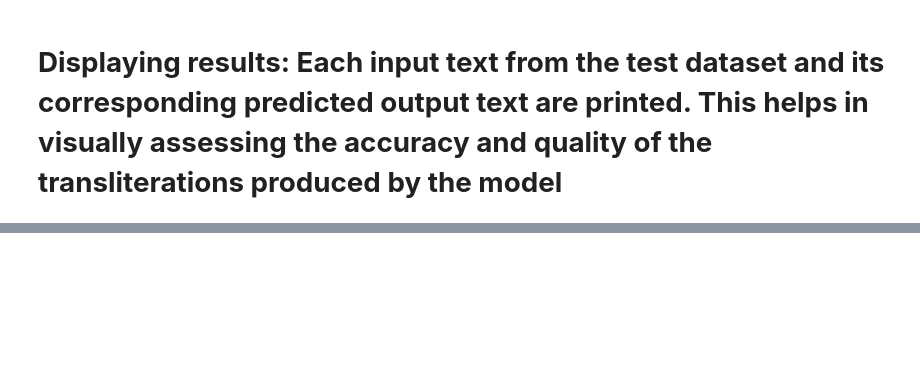
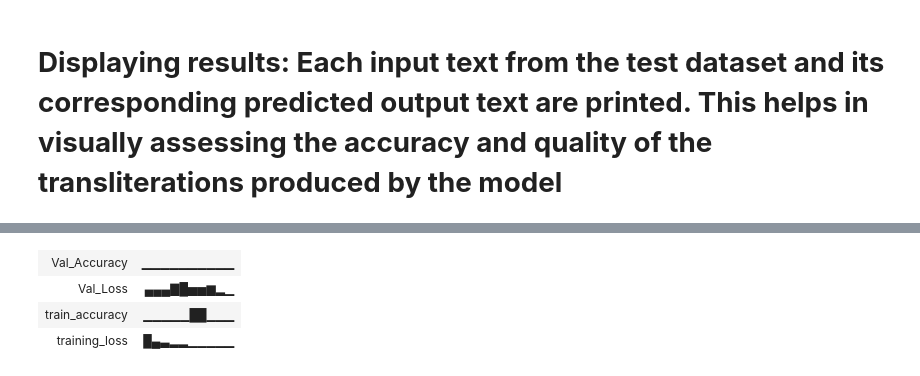
Before and after one commit to PARTHASAKHAPAUL/CS6910_Assignment3, a Jupyter notebook: Part-A/CS6910_A3.ipynb, the cells around one changed output, grey strips where cells are left out. Cells and saved outputs as stored; diff of their text form; code cells hidden in the pictures; blank space fills up the shorter version.

```diff
--- a/Part-A/CS6910_A3.ipynb
+++ b/Part-A/CS6910_A3.ipynb
@@ -342,7 +852,7 @@ def packet_fn(batch):
 train_dataset = AksharantarDataset(latin_train, bangla_train, latin_token_to_index, bangla_token_to_index)
 # Create a DataLoader to batch and shuffle the dataset
 # packet_fn specifies a function to control how batches are created from the individual data items
-train_loader = DataLoader(train_dataset, batch_size=32, collate_fn=packet_fn, shuffle=True)
+train_loader = DataLoader(train_dataset, batch_size = 64, collate_fn=packet_fn, shuffle=True)
 # %% [markdown]
 # **Print an example from the dataset**
 # %%
@@ -458,6 +987,6 @@ valid_dataset = AksharantarDataset(latin_valid, bangla_valid, latin_token_to_ind
 # Create a DataLoader to batch and shuffle the dataset
 # 'collate_fn=packet_fn' specifies a function to control how batches are created from the individual data items.
 # 'shuffle=True' ensures that the data is shuffled at every epoch which helps to reduce model overfitting
-valid_loader = DataLoader(valid_dataset, batch_size=32, collate_fn=packet_fn, shuffle=True)
+valid_loader = DataLoader(valid_dataset, batch_size=64, collate_fn=packet_fn, shuffle=True)
 # %% [markdown]
 # **The training process for specified number of epochs**
@@ -464,6 +1042,6 @@ valid_loader = DataLoader(valid_dataset, batch_size=32, collate_fn=packet_fn, sh
 # %%
 # Setting the number of epochs the training process should run
-NUM_EPOCHS = 5
+NUM_EPOCHS = 1
 # Set the maximum norm of the gradients to 1 to prevent exploding gradients
 CLIP = 1
 # Initialize the optimizer, Adam
@@ -591,0 +1216,74 @@ Input Text: seattle -> Predicted Text: সিটাল
+# %%
+import wandb
+
+def main():
+    # Initialize a new wandb run
+    with wandb.init() as run:
+        # Construct run name from configuration
+        run_name = "-embed_size-"+str(wandb.config.input_embed_size)+"-layers_enc-"+str(wandb.config.num_enc_layers)+"-layers_dec-"+str(wandb.config.num_dec_layers)+"-hid_size-"+str(wandb.config.hid_layer_size)+"-cell_type-"+wandb.config.cell_type+"-bidirectional-"+str(wandb.config.bidirectional)+"-dropout-"+str(wandb.config.dropout)
+        wandb.run.name = run_name
+
+        # Constants defining the dimensions of the input and output character sets
+        INPUT_DIM = 100  # size of the Latin character set
+        OUTPUT_DIM = 100  # size of the Bangla character set
+
+        # Constants defining the dimensions of the embeddings for encoder and decoder
+        ENC_EMB_DIM = wandb.config.input_embed_size  # Encoder embedding dimension
+        DEC_EMB_DIM = wandb.config.input_embed_size  # Decoder embedding dimension
+
+        # Constants defining the dimension of the hidden layers for encoder and decoder
+        HID_DIM = wandb.config.hid_layer_size  # Hidden dimension size
+
+        # Constants defining the number of layers for encoder and decoder
+        ENC_LAYERS = wandb.config.num_enc_layers  # Number of layers in the encoder
+        DEC_LAYERS = wandb.config.num_dec_layers  # Number of layers in the decoder
+
+
+        # Constants defining the type of RNN cell to use for encoder and decoder
+        ENC_RNN_CELL = wandb.config.cell_type  # RNN cell type for the encoder
+        DEC_RNN_CELL = wandb.config.cell_type  # RNN cell type for the decoder
+
+        # Instantiate the encoder with specified configurations
+        encoder = Encoder(INPUT_DIM, ENC_EMB_DIM, HID_DIM, ENC_LAYERS, ENC_RNN_CELL, dropout = wandb.config.dropout, bidirectional = wandb.config.bidirectional)
+        # Instantiate the decoder with specified configurations
+        decoder = Decoder(OUTPUT_DIM, DEC_EMB_DIM, HID_DIM, DEC_LAYERS, DEC_RNN_CELL, dropout = wandb.config.dropout, bidirectional = wandb.config.bidirectional)
+
+        # Determine the computing device (CUDA if available, otherwise CPU)
+        device = torch.device("cuda" if torch.cuda.is_available() else "cpu")
+        # Print the device will be used
+        print(f"Using device: {device}")
+
+        # Instantiate the Seq_to_Seq model and move it to the chosen computing device
+        model = Seq_to_Seq(encoder, decoder).to(device)
+        print(model)
+
+
+        # Setting the number of epochs the training process should run
+        NUM_EPOCHS = 10
+        # Set the maximum norm of the gradients to 1 to prevent exploding gradients
+        CLIP = 1
+        # Initialize the optimizer, Adam
+        optimizer = torch.optim.Adam(model.parameters())
+        # Padding token index should be ignored in loss calculation
+        ignore_index = bangla_token_to_index['<pad>']
+        # Define the loss function with 'ignore_index' to avoid affecting loss calculation with padding tokens
+        criterion = nn.CrossEntropyLoss(ignore_index=ignore_index).to(device)
+
+        # Start the training process for the defined number of epochs
+        for epoch in range(NUM_EPOCHS):
+            # Doing training on the train dataset and return average loss and accuracy
+            train_loss, train_accuracy = train(model, train_loader, optimizer, criterion, CLIP, device, ignore_index)
+            # Evaluating the model on the validation dataset and return average loss and accuracy
+            val_loss, val_accuracy = evaluate(model, valid_loader, criterion, device, ignore_index)
+
+            # Print the loss and accuracy for each epoch
+            print(f'Epoch: {epoch+1}')
+            print(f'\tTrain_Loss: {train_loss:.3f}, Train_Accuracy: {train_accuracy*100:.2f}%')
+            print(f'\tVal_Loss: {val_loss:.3f},  Val_Accuracy: {val_accuracy*100:.2f}%')
+            wandb.log({"train_accuracy": train_accuracy * 100, "training_loss": train_loss})
+            wandb.log({"Val_Accuracy": val_accuracy * 100, "Val_Loss": val_loss})
+
+
+wandb.agent(sweep_id, function=main, count=30)
+wandb.finish()
+# %% [output]
@@ -591,0 +1323,4 @@ Input Text: seattle -> Predicted Text: সিটাল
+| Val_Accuracy | ▁▁▁▁▁▁▁▁▁▁ |
+| Val_Loss | ▄▄▄▇█▅▅▆▂▁ |
+| train_accuracy | ▁▁▁▁▁██▁▁▁ |
+| training_loss | █▄▃▂▂▁▁▁▁▁ |
```
Also changed, not shown: parts of 26 cells of this notebook.
